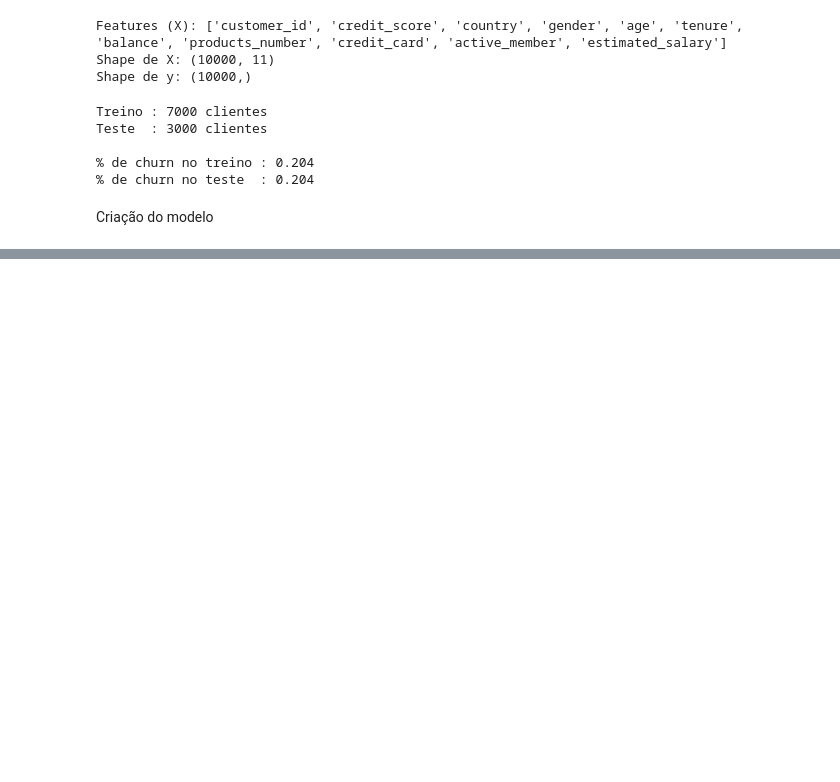
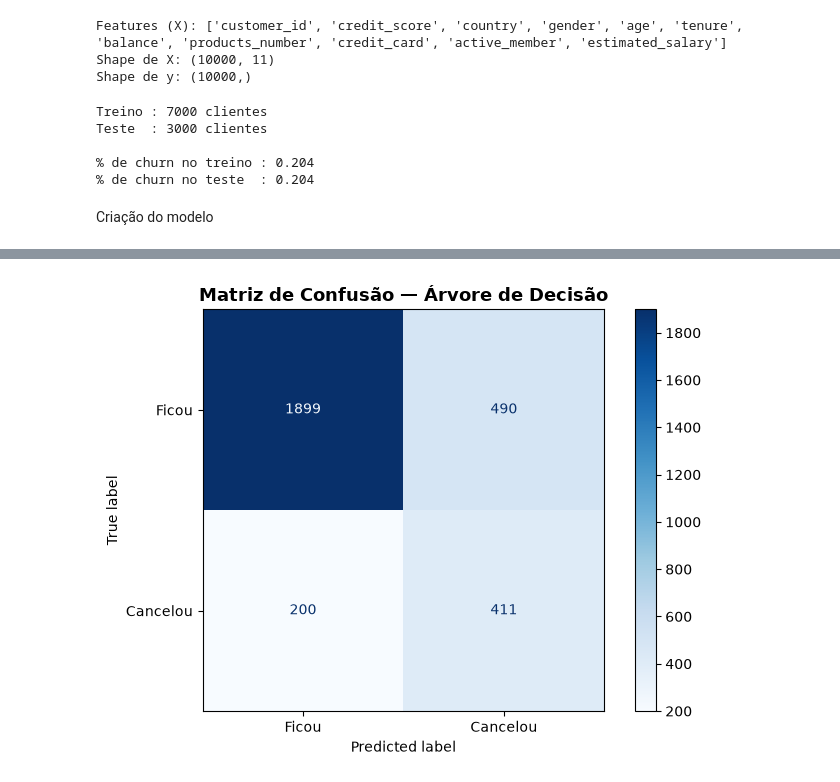
Before and after one commit to Italo27-py/Semana-6, a Jupyter notebook: Projeto2.ipynb, the cells around one changed output, grey strips where cells are left out. Saved outputs shown, nothing was run; the diff lists cells and outputs as text; code cells hidden in the pictures; blank space fills up the shorter version.

```diff
--- a/Projeto2.ipynb
+++ b/Projeto2.ipynb
@@ -133,2 +168,8 @@ Modelo treinado.
 Profundidade final : 5
 Número de folhas   : 31
+# %%
+y_pred = arvore.predict(X_test)
+y_prob = arvore.predict_proba(X_test)[:, 1]
+
+print('Primeiras 50 previsões:', y_pred[:50])
+print('Primeiros 50 reais :', y_test.values[:50])
@@ -134,0 +213,16 @@ Número de folhas   : 31
+# %%
+fig, ax = plt.subplots(figsize=(7, 5))
+
+ConfusionMatrixDisplay.from_predictions(
+    y_test, y_pred,
+    display_labels=['Ficou', 'Cancelou'],
+    cmap='Blues',
+    ax=ax
+)
+
+ax.set_title('Matriz de Confusão — Árvore de Decisão', fontsize=13, fontweight='bold')
+plt.tight_layout()
+plt.savefig('matriz_confusao.png', dpi=150, bbox_inches='tight')
+plt.show()
+# %% [output]
+[figure, added]
```
Also changed, not shown: parts of 14 cells of this notebook, 3 other files.
